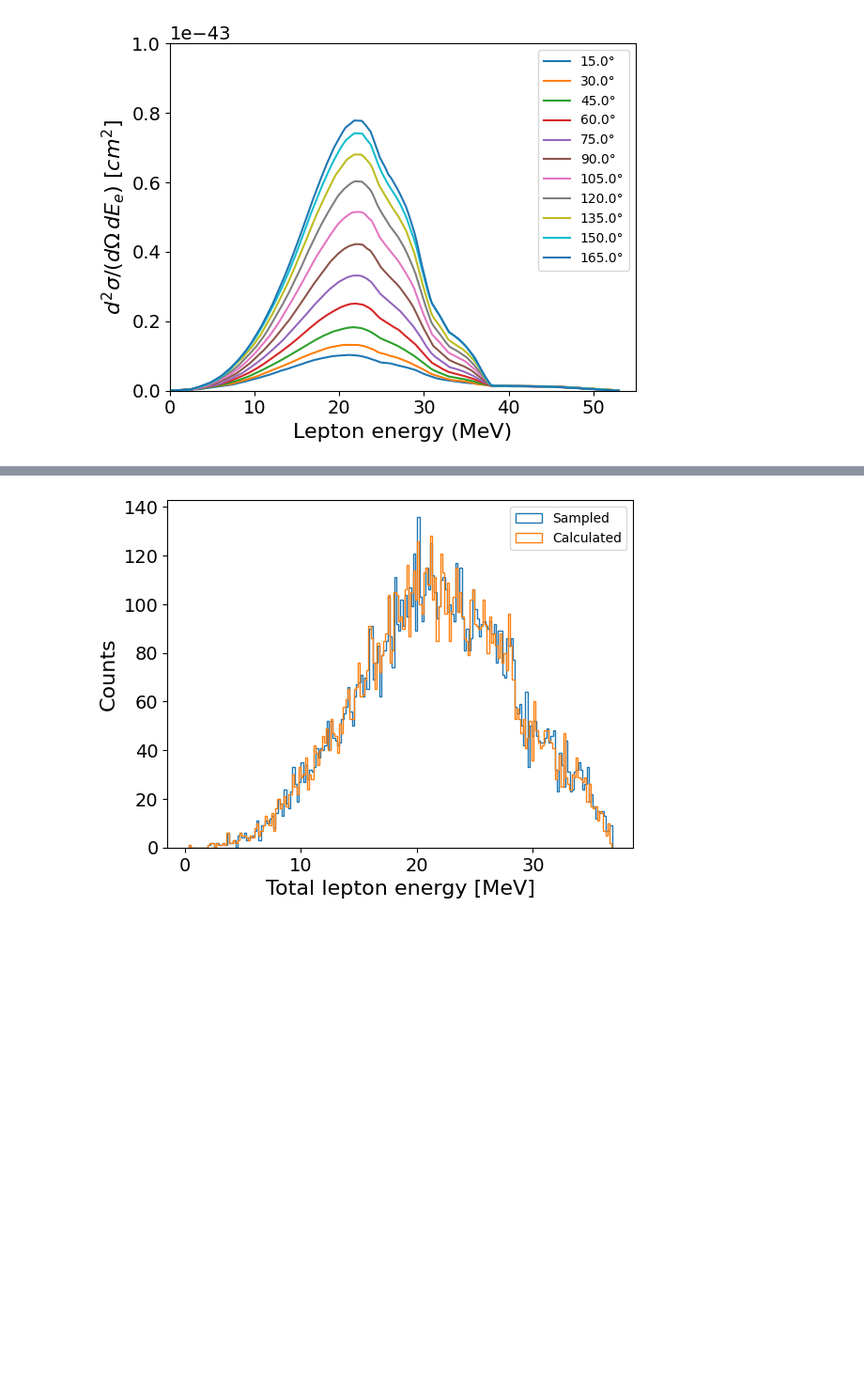
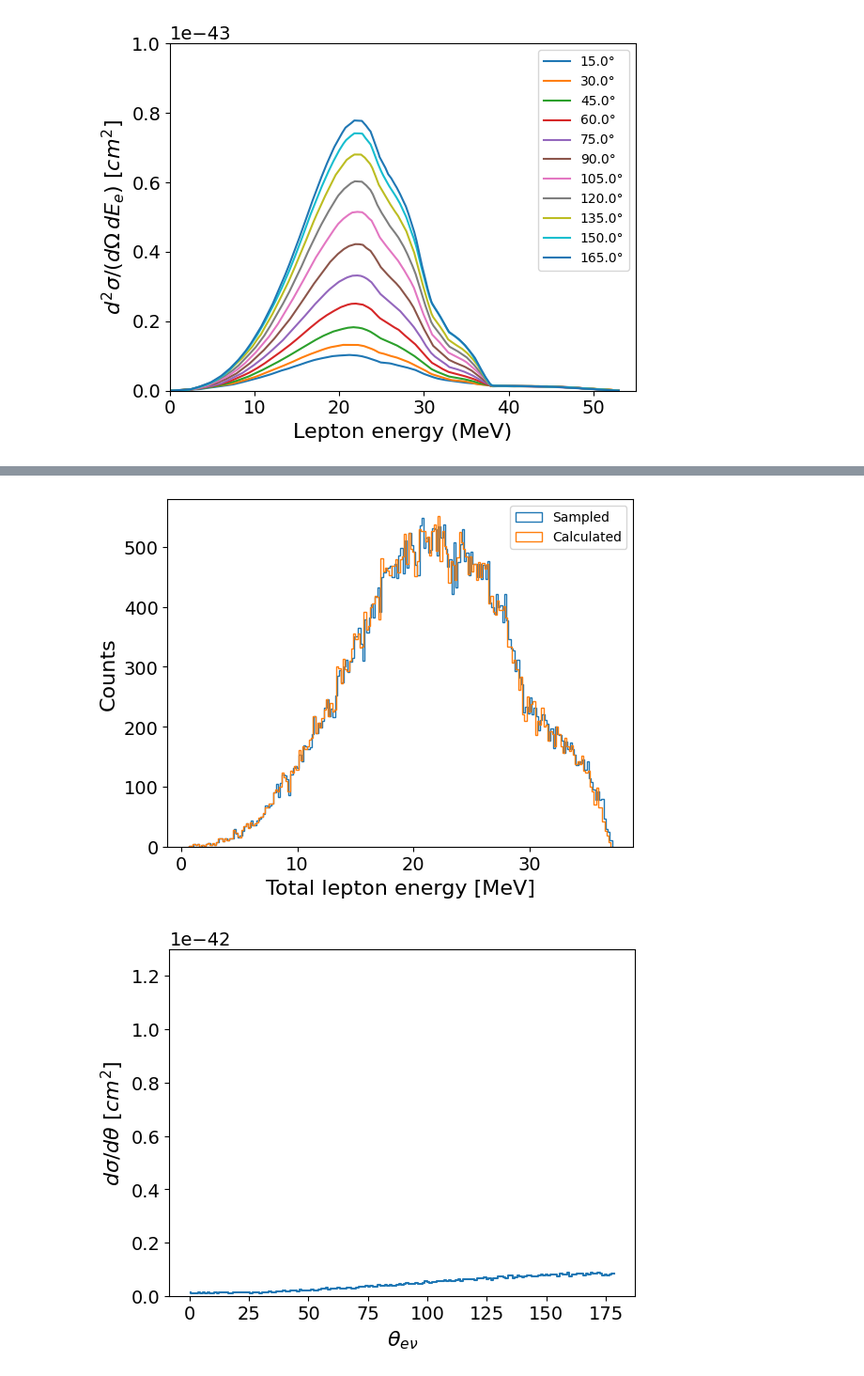
Before and after one commit to schedges/pyNEWTON, a Jupyter notebook: validation.ipynb, the cells around one changed output, grey strips where cells are left out. Shown at 94% size. Drawn from its saved outputs; the diff is of its cells as text; code cells hidden in the pictures; blank space fills up the shorter version.

Commit message:
Added theta distribution validation plot; fixed theta sampling

```diff
--- a/validation.ipynb
+++ b/validation.ipynb
@@ -49,7 +49,7 @@ if not deexcitation_folder.endswith("/"):
     deexcitation_folder+="/"
 
 outputFormat = "ascii" #root, ascii
-nps = 10000
+nps = 50000
 neutrino_direction = [0,0,1]
 
 ##Plot settings##
@@ -318,7 +318,11 @@ dar_spectrum = np.where(dar_spectrum > 0, dar_spectrum, 0) #Function turns negat
 #Calculate folded cross section
 folded_spectrum = np.multiply(xs_cm2_interp,dar_spectrum)
 #Calculate flux-averaged spectrum
-flux_averaged_xs = np.average(folded_spectrum)
+
+num = np.trapezoid(xs_cm2_interp * dar_spectrum, energies_MeV_interp)
+den = np.trapezoid(dar_spectrum, energies_MeV_interp)
+flux_averaged_xs = num / den
+
 flux_averaged_xs_naturalunits = flux_averaged_xs/utils.hbar_c_squared
 # Normalize
 neutrino_energy_probs = folded_spectrum / folded_spectrum.sum()
@@ -340,6 +344,7 @@ ax2.set_ylabel(f"Folded cross section ($^2$/{interpolationStep_MeV} MeV)")
 
 
 plt.show()
+print(flux_averaged_xs)
 # %% [output]
 [figure]
 [figure]
@@ -427,6 +437,7 @@ outFile.write(line)
 #For validation
 sampled_lepton_energies = []
 calculated_lepton_energies = []
+sampled_thetas_deg = []
 
 items = [energies_MeV_interp,excitedLevels_MeV,excitedLevels_J,excitedLevels_parity,excitation_probs,ex_dfs,
         angles_deg_interp,lepton_angle_probs,
@@ -442,11 +453,12 @@ for inps,Enu in enumerate(sampled_neutrino_energies_MeV):
   if inps%5000==0:
      print(f"On entry {inps}")
 
-  header,inParticles,outParticles,sampled_lepton_energy = utils.sampleEvent(args[inps])
+  header,inParticles,outParticles = utils.sampleEvent(args[inps])
   for part in outParticles:
      if part["pdg"]==11:
         calculated_lepton_energies.append(part["totalE"]-part["mass"])
-  sampled_lepton_energies.append(sampled_lepton_energy)
+  sampled_lepton_energies.append(header["Ee_sampled"])
+  sampled_thetas_deg.append(header["theta_deg"])
 
 #Write ascii output
 outFile.close()
@@ -456,10 +476,25 @@ On entry 5000
 # %%
 #Validation
+fig,ax = plt.subplots()
 plt.hist(sampled_lepton_energies,bins=200,histtype='step',label="Sampled")
 plt.hist(calculated_lepton_energies,bins=200,histtype='step',label="Calculated")
 plt.xlabel("Total lepton energy [MeV]")
 plt.ylabel("Counts")
 plt.legend()
+
+
+fig2,ax2 = plt.subplots()
+counts,edges = np.histogram(sampled_thetas_deg,bins=180)
+bin_widths = np.diff(edges)
+centers = 0.5*(edges[:-1] + edges[1:])
+
+dsigma_dtheta = (counts/np.sum(counts)*flux_averaged_xs/bin_widths)
+
+plt.step(centers, dsigma_dtheta)
+plt.xlabel("$\\theta_{e\\nu}$")
+plt.ylabel(f"$d\sigma/d\\theta$ [$cm^2$]")
+plt.ylim(0,13e-43)
 plt.show()
 # %% [output]
-[figure, old version]
+[figure, new version]
+[figure, added]
```
Also changed, not shown: parts of 3 cells of this notebook, 2 other files.
